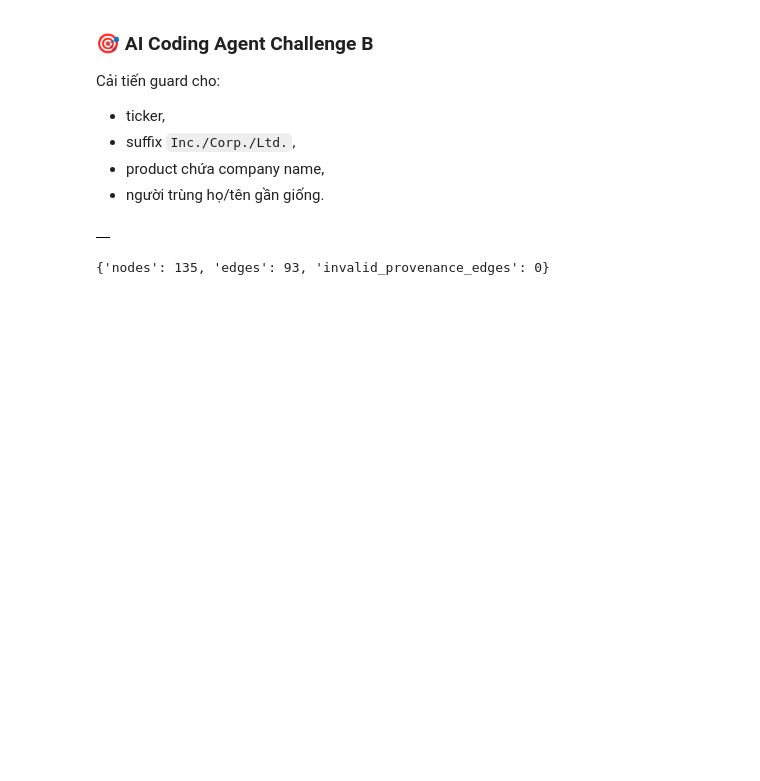
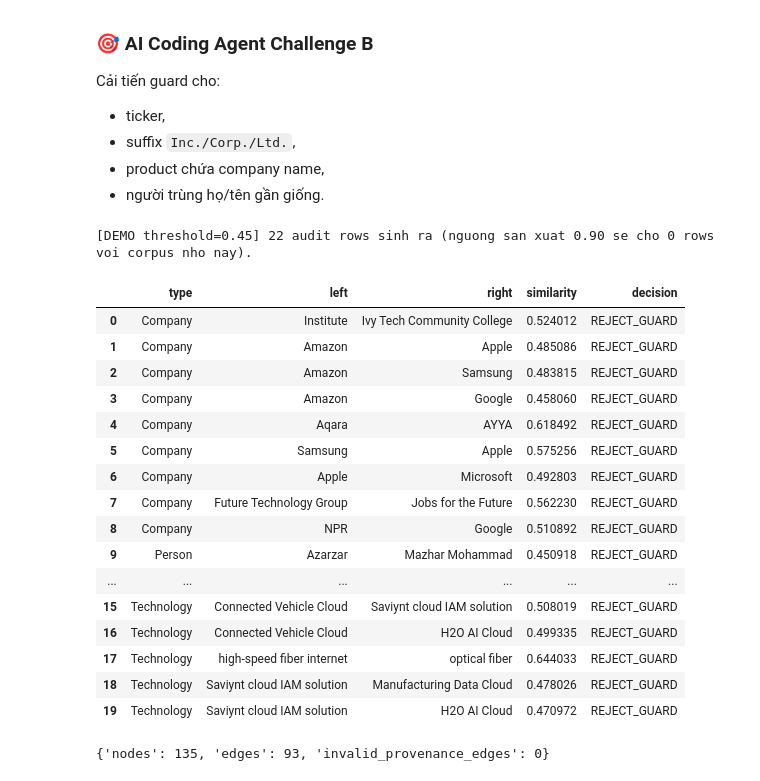
Before and after one commit to thanhdatpham938-hub/K4-Track3-Lab19-GraphRAG, a Jupyter notebook: Day19_GraphRAG_vs_FlatRAG_Production_Lab_Guide.ipynb, the cells around one changed output. Drawn from its saved outputs; the diff is of its cells as text; code cells hidden in the pictures; blank space fills up the shorter version.

```diff
--- a/Day19_GraphRAG_vs_FlatRAG_Production_Lab_Guide.ipynb
+++ b/Day19_GraphRAG_vs_FlatRAG_Production_Lab_Guide.ipynb
@@ -466,6 +466,24 @@ def parse_json_object(text):
         raise ValueError("No JSON object found.")
     return json.loads(text[a:b+1])
 
+# Cac model "reasoning" (gpt-oss, qwen) mac dinh ro <think>...</think> vao content
+# neu khong tat reasoning -> lam nhieu output va sai lech diem Judge. Tham so ten
+# khac nhau theo family model nen thu lan luot, bo qua neu API tu choi tham so.
+_REASONING_EFFORT_BY_PREFIX = [
+    ("openai/gpt-oss", "low"),
+    ("qwen/", "none"),
+]
+
+def _reasoning_kwargs_for(model):
+    for prefix, val in _REASONING_EFFORT_BY_PREFIX:
+        if model.startswith(prefix):
+            return {"reasoning_effort": val}
+    return {}
+
+def _strip_think(text):
+    """Luoi an toan: neu model van ro <think>...</think>, cat bo truoc khi dung."""
+    return re.sub(r"<think>.*?</think>\s*", "", text, flags=re.S).strip()
+
 def _call_one_model(messages, model, json_mode, max_retries=4):
     """Goi 1 model, retry cho loi tam thoi (TPM). Nem ngay neu la loi TPD."""
     last = None
@@ -474,7 +492,15 @@ def _call_one_model(messages, model, json_mode, max_retries=4):
             kwargs = {"model": model, "messages": messages, "temperature": 0.0}
             if json_mode:
                 kwargs["response_format"] = {"type": "json_object"}
-            resp = groq_client.chat.completions.create(**kwargs)
+            kwargs.update(_reasoning_kwargs_for(model))
+            try:
+                resp = groq_client.chat.completions.create(**kwargs)
+            except Exception as e_param:
+                if "reasoning_effort" in str(e_param) and "reasoning_effort" in kwargs:
+                    kwargs.pop("reasoning_effort")
+                    resp = groq_client.chat.completions.create(**kwargs)
+                else:
+                    raise
             usage = {}
             if getattr(resp, "usage", None):
                 usage = {
@@ -482,7 +508,7 @@ def _call_one_model(messages, model, json_mode, max_retries=4):
                     "completion_tokens": getattr(resp.usage, "completion_tokens", None),
                     "total_tokens": getattr(resp.usage, "total_tokens", None),
                 }
-            return resp.choices[0].message.content, usage
+            return _strip_think(resp.choices[0].message.content), usage
         except Exception as e:
             last = e
             if _is_daily_quota_error(e):
@@ -971,35 +997,59 @@ def build_resolution_map(raw_triples_df, threshold=0.90, top_k=5):
             best = sorted(
                 idxs,
                 key=lambda i: (-counts[keys[i]], len(names[i]), names[i].lower())
             )[0]
             canonical = names[best]
             for i in idxs:
                 mapping[keys[i]] = canonical
 
     for key in counts:
         mapping.setdefault(key, display_name[key])
 
     return mapping, pd.DataFrame(audit)
 
 def canonicalize_triples(raw_df, mapping):
     df = raw_df.copy()
     def canon(name, typ):
         n = norm_entity(name)
         return mapping.get((typ, n), MANUAL_ALIASES.get(n, name))
 
     df["source_name"] = [canon(n,t) for n,t in zip(df.source_raw, df.source_type)]
     df["target_name"] = [canon(n,t) for n,t in zip(df.target_raw, df.target_type)]
     df["source_name_norm"] = df.source_name.map(norm_entity)
     df["target_name_norm"] = df.target_name.map(norm_entity)
     df["source_id"] = [sha1(f"{t}:{n}")[:24] for t,n in zip(df.source_type, df.source_name_norm)]
     df["target_id"] = [sha1(f"{t}:{n}")[:24] for t,n in zip(df.target_type, df.target_name_norm)]
     return df[df.source_id != df.target_id].reset_index(drop=True)
 
-entity_map, entity_resolution_audit_df = build_resolution_map(raw_triples_df)
+# Nguong san xuat khuyen nghi la 0.90 (xem lab_report.md muc 1.2). Voi corpus nho
+# (200 chunk demo, 108 entity mention) khong co cap nao dat >= 0.90 (max thuc te = 0.644),
+# nen KHONG co audit row nao duoc sinh ra o nguong do. Ha xuong 0.45 CHI DE DEMO co che
+# guard tren du lieu that; khong anh huong ket qua canonical hoa vi moi cap deu bi REJECT
+# o ca hai nguong (merge_guard khong bao gio tra True voi corpus nay).
+entity_map, entity_resolution_audit_df = build_resolution_map(raw_triples_df, threshold=0.45)
+print(f"[DEMO threshold=0.45] {len(entity_resolution_audit_df)} audit rows sinh ra "
+      f"(nguong san xuat 0.90 se cho 0 rows voi corpus nho nay).")
 triples_df = canonicalize_triples(raw_triples_df, entity_map)
 display(entity_resolution_audit_df.head(20))
 # %% [output]
+[DEMO threshold=0.45] 22 audit rows sinh ra (nguong san xuat 0.90 se cho 0 rows voi corpus nho nay).
-|  |
+|  | type | left | right | similarity | decision |
+| 0 | Company | Institute | Ivy Tech Community College | 0.524012 | REJECT_GUARD |
+| 1 | Company | Amazon | Apple | 0.485086 | REJECT_GUARD |
+| 2 | Company | Amazon | Samsung | 0.483815 | REJECT_GUARD |
+| 3 | Company | Amazon | Google | 0.458060 | REJECT_GUARD |
+| 4 | Company | Aqara | AYYA | 0.618492 | REJECT_GUARD |
+| 5 | Company | Samsung | Apple | 0.575256 | REJECT_GUARD |
+| 6 | Company | Apple | Microsoft | 0.492803 | REJECT_GUARD |
+| 7 | Company | Future Technology Group | Jobs for the Future | 0.562230 | REJECT_GUARD |
+| 8 | Company | NPR | Google | 0.510892 | REJECT_GUARD |
+| 9 | Person | Azarzar | Mazhar Mohammad | 0.450918 | REJECT_GUARD |
+| ... | ... | ... | ... | ... | ... |
+| 15 | Technology | Connected Vehicle Cloud | Saviynt cloud IAM solution | 0.508019 | REJECT_GUARD |
+| 16 | Technology | Connected Vehicle Cloud | H2O AI Cloud | 0.499335 | REJECT_GUARD |
+| 17 | Technology | high-speed fiber internet | optical fiber | 0.644033 | REJECT_GUARD |
+| 18 | Technology | Saviynt cloud IAM solution | Manufacturing Data Cloud | 0.478026 | REJECT_GUARD |
+| 19 | Technology | Saviynt cloud IAM solution | H2O AI Cloud | 0.470972 | REJECT_GUARD |
 # %%
 #@title 2.3 — Node table + UNWIND bulk insert
 def build_nodes(triples_df):
```
Also changed, not shown: parts of 4 cells of this notebook, 5 other files.
